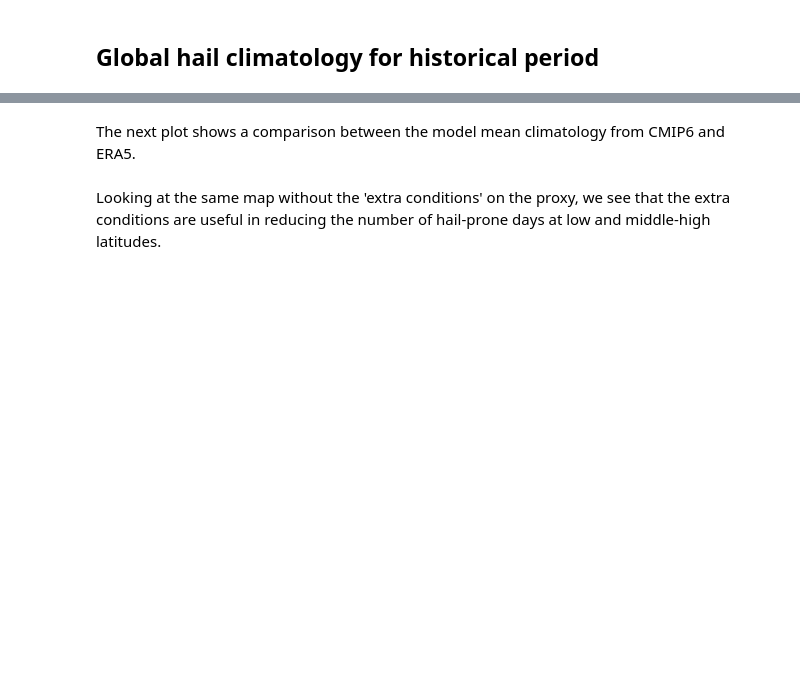
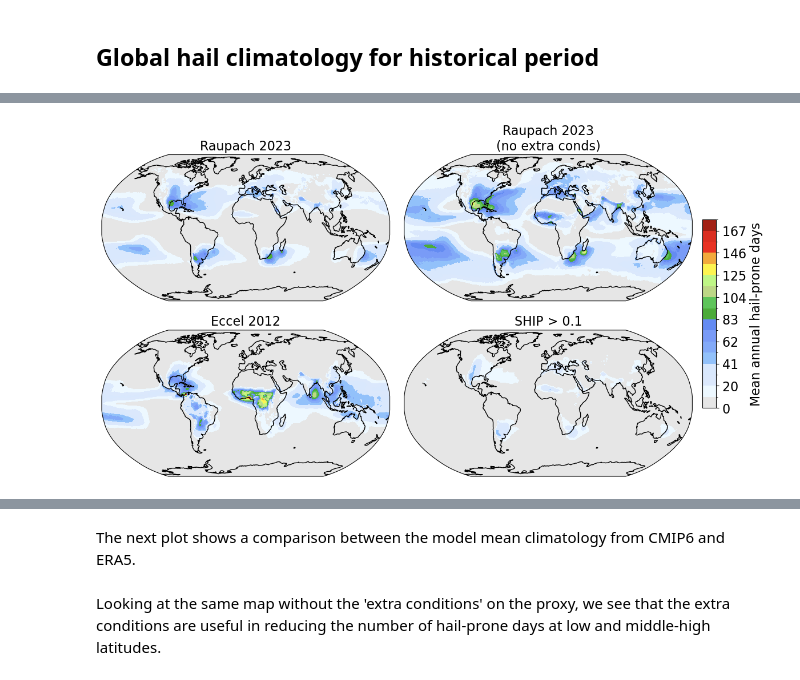
Before and after one commit to traupach/future_hail_global, a Jupyter notebook: analysis/future_hail.ipynb, the cells around one changed output, grey strips where cells are left out. Saved outputs shown, nothing was run; the diff lists cells and outputs as text; code cells hidden in the pictures; blank space fills up the shorter version.

```diff
--- a/analysis/future_hail.ipynb
+++ b/analysis/future_hail.ipynb
@@ -189,0 +189,12 @@ _ = fh.plot_map([dat.annual_hail_proxy_noconds.mean('year_num').sel(model=m, epo
+# %%
+proxies = ['Raupach2023',
+           'Raupach2023_noconds',
+           'Eccel2012',
+           'SHIP_0.1']
+# %%
+_ = fh.plot_map([era5.annual_hail_days.sel(proxy=f) for f in proxies],
+                title=[f'{fh.proxy_dims[f]}' for f in proxies],
+                grid=False, contour=True, disp_proj=ccrs.Robinson(), ncols=2, nrows=2, figsize=(12,6),
+                share_scale=True, scale_label='Mean annual hail-prone days')
+# %% [output]
+[figure, added]
```
Also changed, not shown: parts of 34 cells of this notebook, 8 other files.
